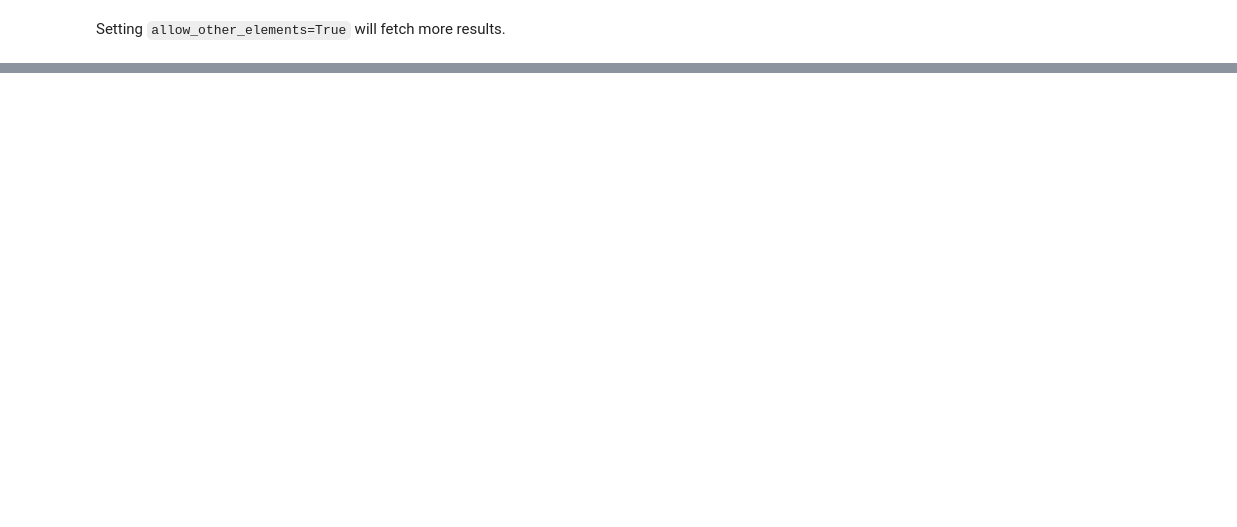
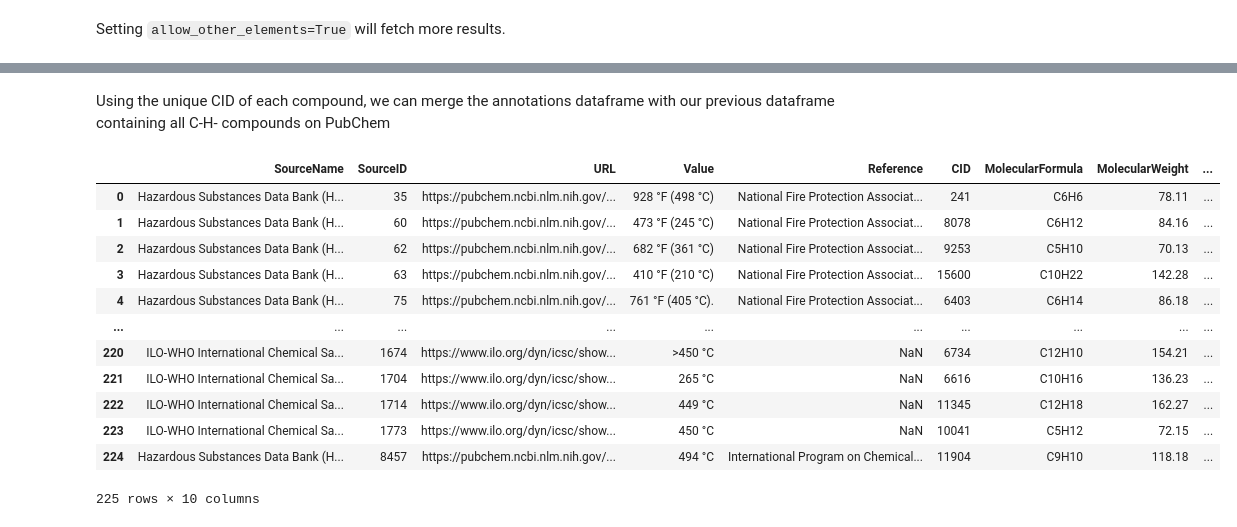
Before and after one commit to jonasrenault/pubchem-api-crawler, a Jupyter notebook: PubChem.ipynb, the cells around one changed output, grey strips where cells are left out. Drawn from its saved outputs; the diff is of its cells as text; code cells hidden in the pictures; blank space fills up the shorter version.

```diff
--- a/PubChem.ipynb
+++ b/PubChem.ipynb
@@ -75,3 +69,4 @@ If your search starts to return more results, it might timeout. For example, sea
 # %%
-df = mf.search(["C1-200", "H1-200"], allow_other_elements=False, properties=["IUPACName", "MolecularFormula", "MolecularWeight", "CanonicalSMILES"], _async=True)
+ch = mf.search(["C1-200", "H1-200"], allow_other_elements=False, properties=["IUPACName", "MolecularFormula", "MolecularWeight", "CanonicalSMILES"], _async=True)
+ch
 # %% [output]
@@ -98,0 +97,7 @@ df
+# %%
+from pubchem_api_crawler.annotations import Annotations
+
+an = Annotations()
+# %%
+ait = an.get_annotations("Autoignition Temperature")
+ait
@@ -98,0 +120,18 @@ df
+# %% [markdown]
+Using the unique CID of each compound, we can merge the annotations dataframe with our previous dataframe containing all C-H- compounds on PubChem
+# %%
+ait.merge(ch, how="inner", on="CID")
+# %% [output]
+|  | SourceName | SourceID | URL | Value | Reference | CID | MolecularFormula | MolecularWeight | ... |
+| 0 | Hazardous Substances Data Bank (H... | 35 | https://pubchem.ncbi.nlm.nih.gov/... | 928 °F (498 °C) | National Fire Protection Associat... | 241 | C6H6 | 78.11 | ... |
+| 1 | Hazardous Substances Data Bank (H... | 60 | https://pubchem.ncbi.nlm.nih.gov/... | 473 °F (245 °C) | National Fire Protection Associat... | 8078 | C6H12 | 84.16 | ... |
+| 2 | Hazardous Substances Data Bank (H... | 62 | https://pubchem.ncbi.nlm.nih.gov/... | 682 °F (361 °C) | National Fire Protection Associat... | 9253 | C5H10 | 70.13 | ... |
+| 3 | Hazardous Substances Data Bank (H... | 63 | https://pubchem.ncbi.nlm.nih.gov/... | 410 °F (210 °C) | National Fire Protection Associat... | 15600 | C10H22 | 142.28 | ... |
+| 4 | Hazardous Substances Data Bank (H... | 75 | https://pubchem.ncbi.nlm.nih.gov/... | 761 °F (405 °C). | National Fire Protection Associat... | 6403 | C6H14 | 86.18 | ... |
+| ... | ... | ... | ... | ... | ... | ... | ... | ... | ... |
+| 220 | ILO-WHO International Chemical Sa... | 1674 | https://www.ilo.org/dyn/icsc/show... | >450 °C | NaN | 6734 | C12H10 | 154.21 | ... |
+| 221 | ILO-WHO International Chemical Sa... | 1704 | https://www.ilo.org/dyn/icsc/show... | 265 °C | NaN | 6616 | C10H16 | 136.23 | ... |
+| 222 | ILO-WHO International Chemical Sa... | 1714 | https://www.ilo.org/dyn/icsc/show... | 449 °C | NaN | 11345 | C12H18 | 162.27 | ... |
+| 223 | ILO-WHO International Chemical Sa... | 1773 | https://www.ilo.org/dyn/icsc/show... | 450 °C | NaN | 10041 | C5H12 | 72.15 | ... |
+| 224 | Hazardous Substances Data Bank (H... | 8457 | https://pubchem.ncbi.nlm.nih.gov/... | 494 °C | International Program on Chemical... | 11904 | C9H10 | 118.18 | ... |
+225 rows × 10 columns
```
Also changed, not shown: parts of 21 cells of this notebook, 2 other files.
